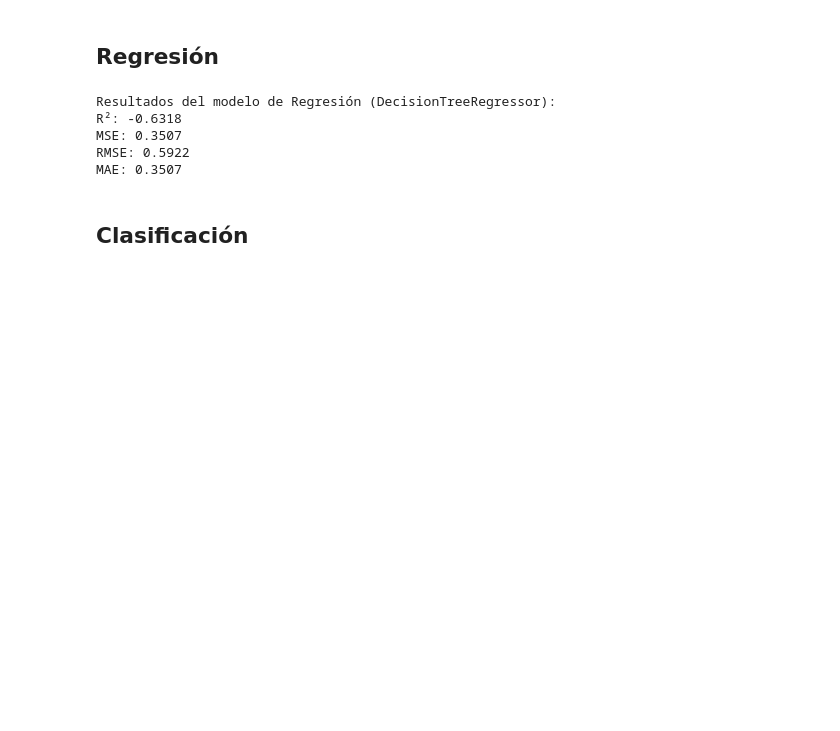
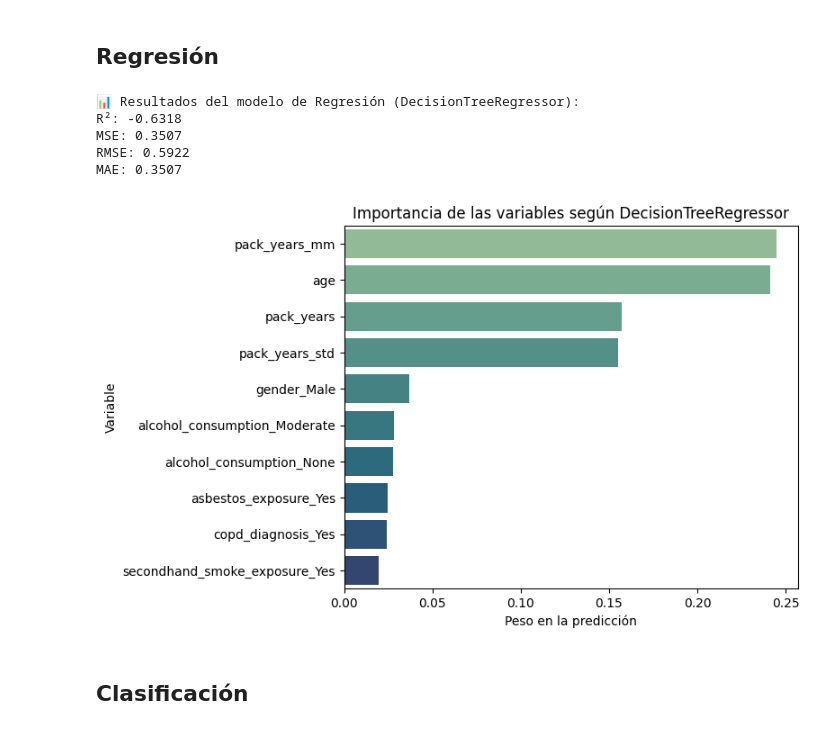
Before and after one commit to Eduardo-G0nzalez/ev2InteligenciaNegocios, a Jupyter notebook: BI_T2_GonzalezEduardo.ipynb, the cells around one changed output. Saved outputs shown, nothing was run; the diff lists cells and outputs as text; code cells hidden in the pictures; blank space fills up the shorter version.

```diff
--- a/BI_T2_GonzalezEduardo.ipynb
+++ b/BI_T2_GonzalezEduardo.ipynb
@@ -483,32 +483,60 @@ La estratificación permite que cada pliegue conserve la misma proporción de cl
 # %%
 from sklearn.tree import DecisionTreeRegressor
 from sklearn.metrics import mean_squared_error, mean_absolute_error, r2_score
 import numpy as np
+import matplotlib.pyplot as plt
+import pandas as pd
+import seaborn as sns
 
-# Modelo de regresión
+# Entrenamiento
 reg = DecisionTreeRegressor(random_state=42)
 reg.fit(X_train, y_train)
 
 # Predicciones
 y_pred_reg = reg.predict(X_test)
 
 # Métricas
 mse = mean_squared_error(y_test, y_pred_reg)
 rmse = np.sqrt(mse)
 mae = mean_absolute_error(y_test, y_pred_reg)
 r2 = r2_score(y_test, y_pred_reg)
 
-print("Resultados del modelo de Regresión (DecisionTreeRegressor):")
+print("📊 Resultados del modelo de Regresión (DecisionTreeRegressor):")
 print(f"R²: {r2:.4f}")
 print(f"MSE: {mse:.4f}")
 print(f"RMSE: {rmse:.4f}")
 print(f"MAE: {mae:.4f}")
+
+importances = reg.feature_importances_
+feature_names = X_train.columns
+
+importance_df = pd.DataFrame({
+    'Variable': feature_names,
+    'Importancia': importances
+}).sort_values(by='Importancia', ascending=False)
+
+plt.figure(figsize=(8,5))
+sns.barplot(
+    data=importance_df.head(10),
+    x='Importancia',
+    y='Variable',
+    hue='Variable',
+    dodge=False,
+    palette='crest',
+    legend=False
+)
+plt.title('Importancia de las variables según DecisionTreeRegressor', fontsize=12)
+plt.xlabel('Peso en la predicción')
+plt.ylabel('Variable')
+plt.tight_layout()
+plt.show()
 # %% [output]
-Resultados del modelo de Regresión (DecisionTreeRegressor):
+📊 Resultados del modelo de Regresión (DecisionTreeRegressor):
 R²: -0.6318
 MSE: 0.3507
 RMSE: 0.5922
 MAE: 0.3507
+[figure, added]
 # %% [markdown]
 ## Clasificación
 # %%
```
Also changed, not shown: parts of 7 cells of this notebook.
